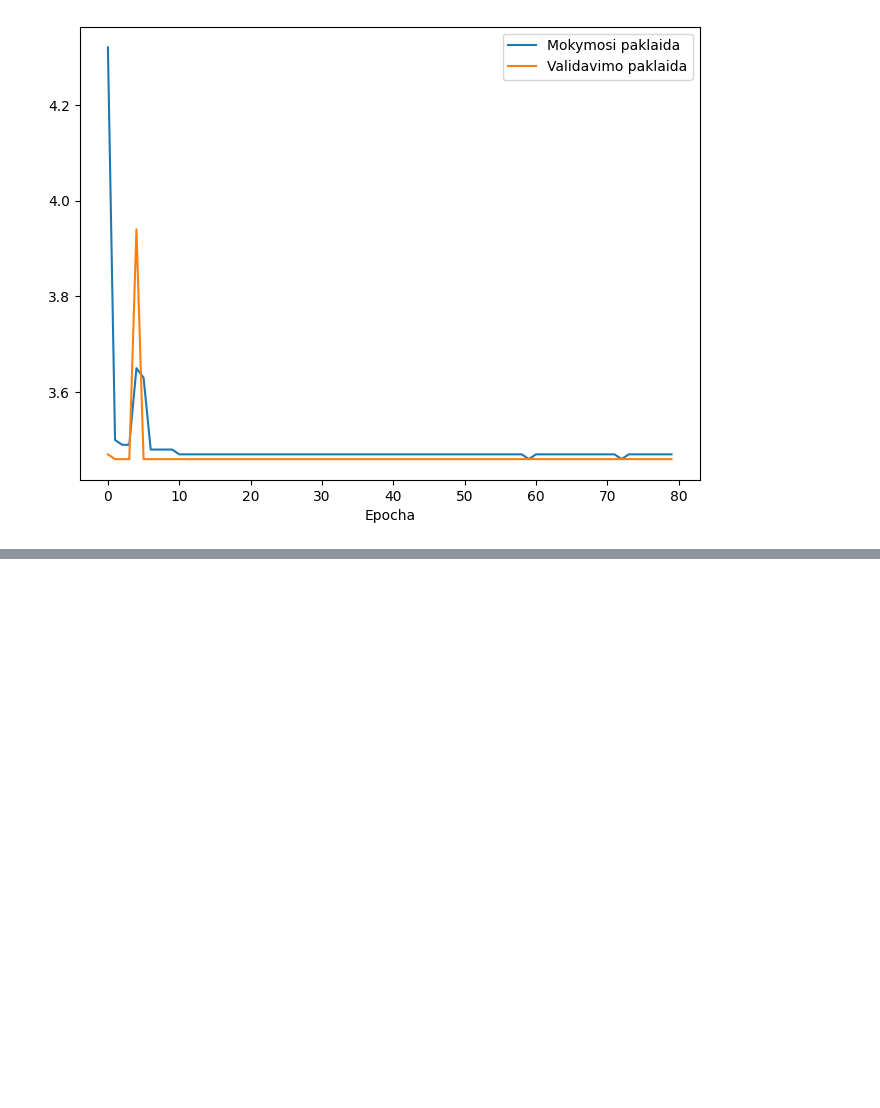
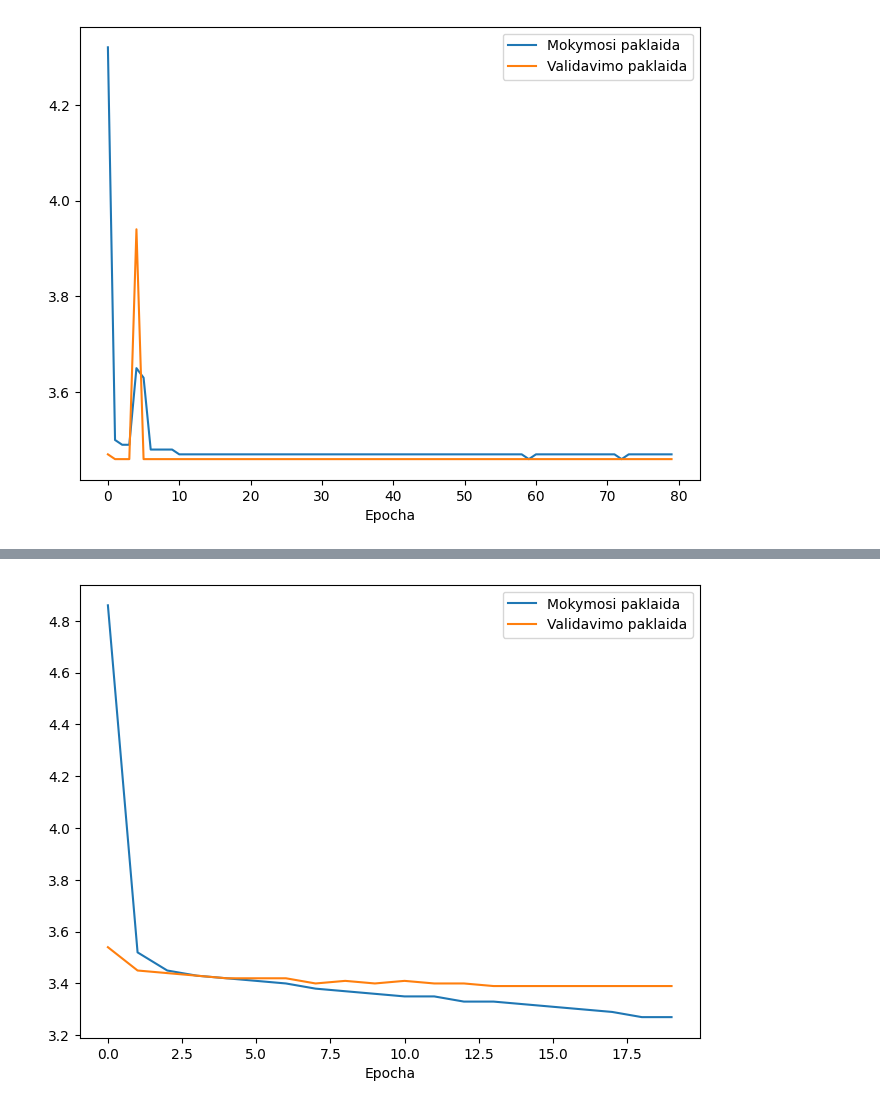
Before and after one commit to MGaulia/CLIP-Timeseries, a Jupyter notebook: CLIP for images plotting.ipynb, the cells around one changed output, grey strips where cells are left out. Saved outputs shown, nothing was run; the diff lists cells and outputs as text; code cells hidden in the pictures; blank space fills up the shorter version.

```diff
--- a/CLIP for images plotting.ipynb
+++ b/CLIP for images plotting.ipynb
@@ -51,0 +105,4 @@ Lengths 23 23
+# %%
+parse_output('training_logs/XRP_100000_training.txt', 'xrp_ts_loss.png')
+# %% [output]
+[figure, added]
```
Also changed, not shown: parts of 10 cells of this notebook, 26 other files.
